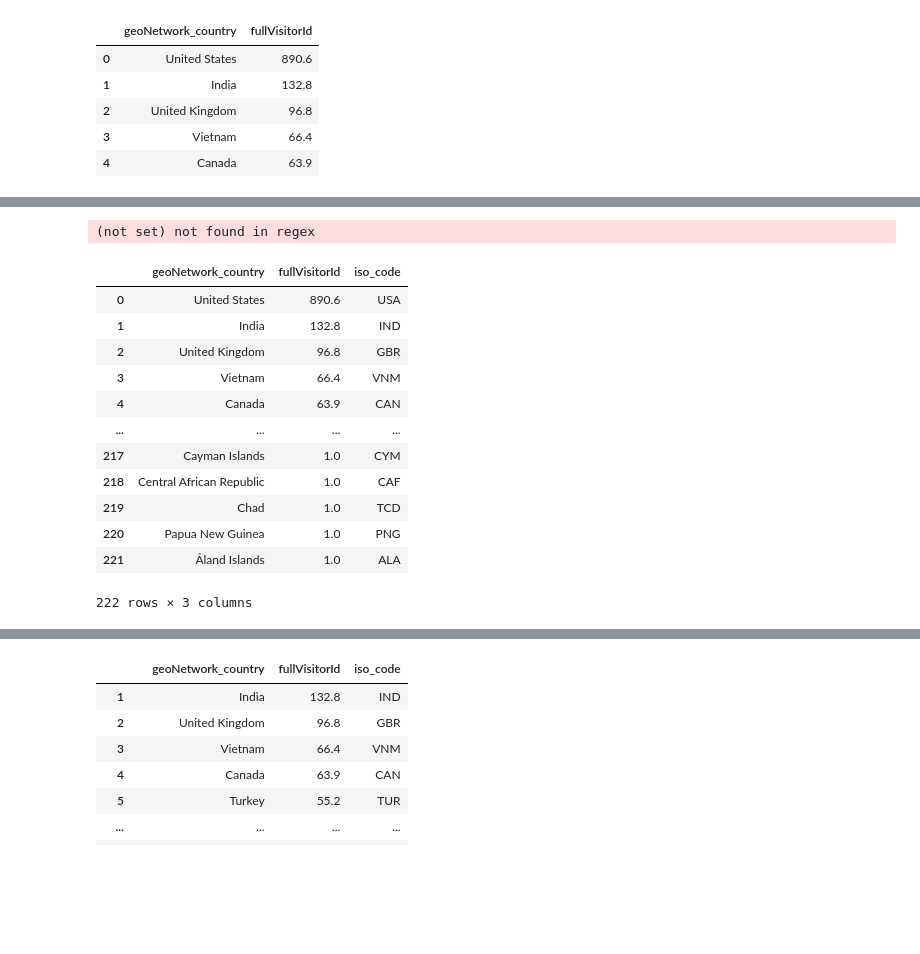
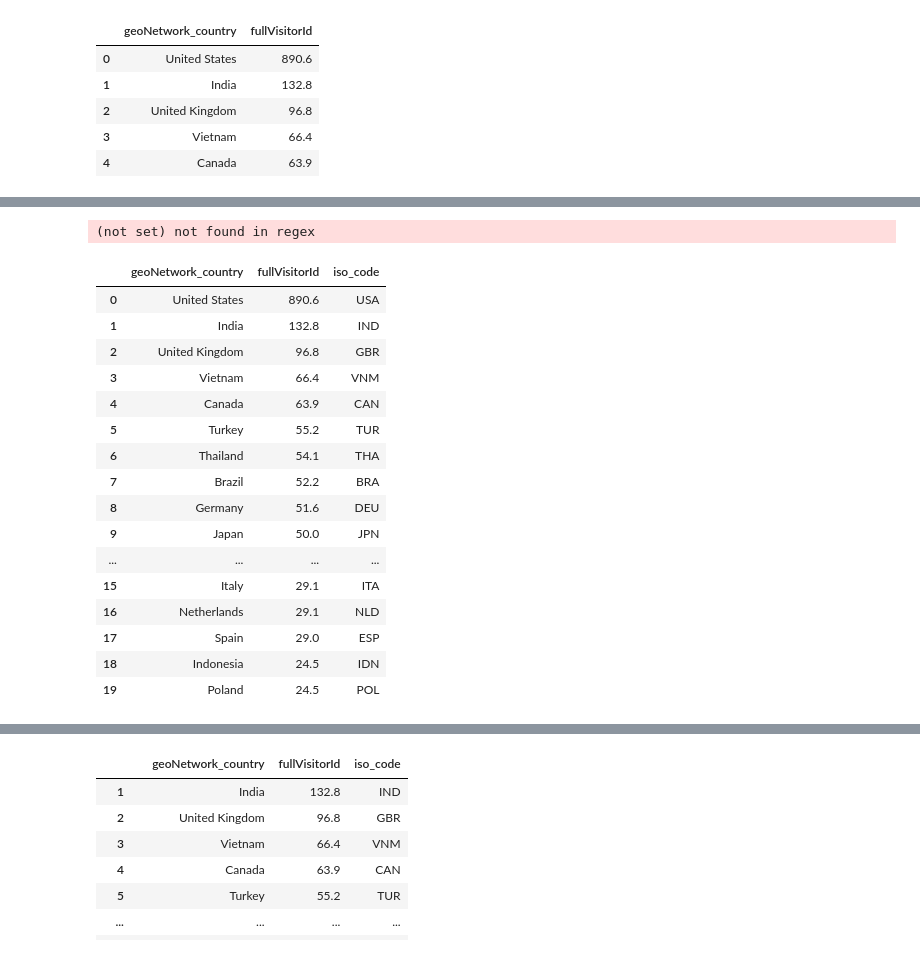
Before and after one commit to DIB-PP/-, a Jupyter notebook: data_Check.ipynb, the cells around one changed output, grey strips where cells are left out. Drawn from its saved outputs; the diff is of its cells as text; code cells hidden in the pictures; blank space fills up the shorter version.

```diff
--- a/data_Check.ipynb
+++ b/data_Check.ipynb
@@ -519,25 +506,29 @@ You should consider upgrading via the 'c:\users\user\appdata\local\programs\pyth
 # %%
 from country_converter import CountryConverter
 
 # 국가 이름과 해당 국가의 ISO 3166-1 alpha-3 코드 매핑
 converter = CountryConverter()
 countries_alpha3 = {country: converter.convert(names=country, to='ISO3') for country in average_dau_by_country_df['geoNetwork_country']}
 
 # ISO 3166-1 alpha-3 코드를 average_dau_by_country_df에 추가
 average_dau_by_country_df['iso_code'] = [countries_alpha3.get(country, 'Unknown code') for country in average_dau_by_country_df['geoNetwork_country']]
-average_dau_by_country_df
+average_dau_by_country_df.head(20)
 # %% [output]
 (not set) not found in regex
 |  | geoNetwork_country | fullVisitorId | iso_code |
 | 0 | United States | 890.6 | USA |
 | 1 | India | 132.8 | IND |
 | 2 | United Kingdom | 96.8 | GBR |
 | 3 | Vietnam | 66.4 | VNM |
 | 4 | Canada | 63.9 | CAN |
+| 5 | Turkey | 55.2 | TUR |
+| 6 | Thailand | 54.1 | THA |
+| 7 | Brazil | 52.2 | BRA |
+| 8 | Germany | 51.6 | DEU |
+| 9 | Japan | 50.0 | JPN |
 | ... | ... | ... | ... |
-| 217 | Cayman Islands | 1.0 | CYM |
-| 218 | Central African Republic | 1.0 | CAF |
-| 219 | Chad | 1.0 | TCD |
-| 220 | Papua New Guinea | 1.0 | PNG |
-| 221 | Åland Islands | 1.0 | ALA |
+| 15 | Italy | 29.1 | ITA |
+| 16 | Netherlands | 29.1 | NLD |
+| 17 | Spain | 29.0 | ESP |
+| 18 | Indonesia | 24.5 | IDN |
+| 19 | Poland | 24.5 | POL |
-222 rows × 3 columns
```
Also changed, not shown: parts of 23 cells of this notebook.
